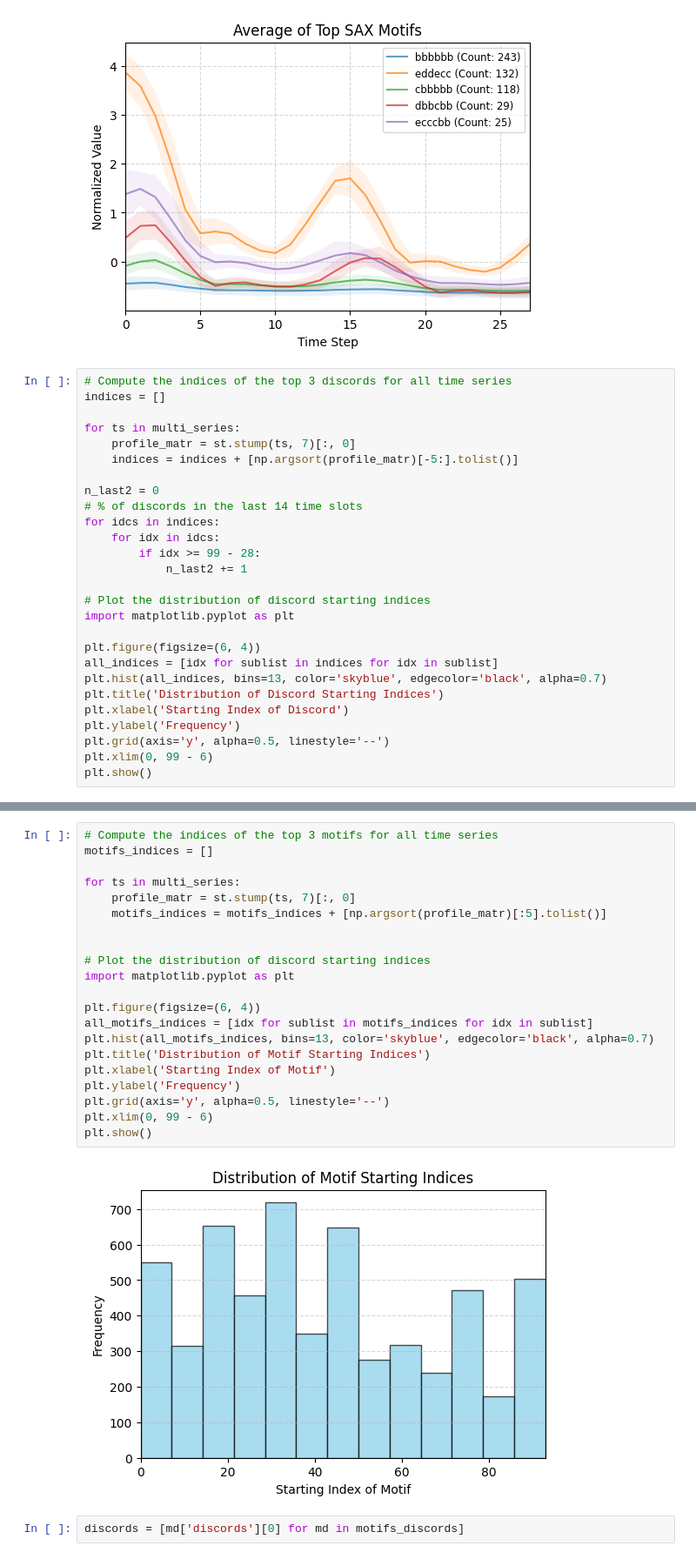
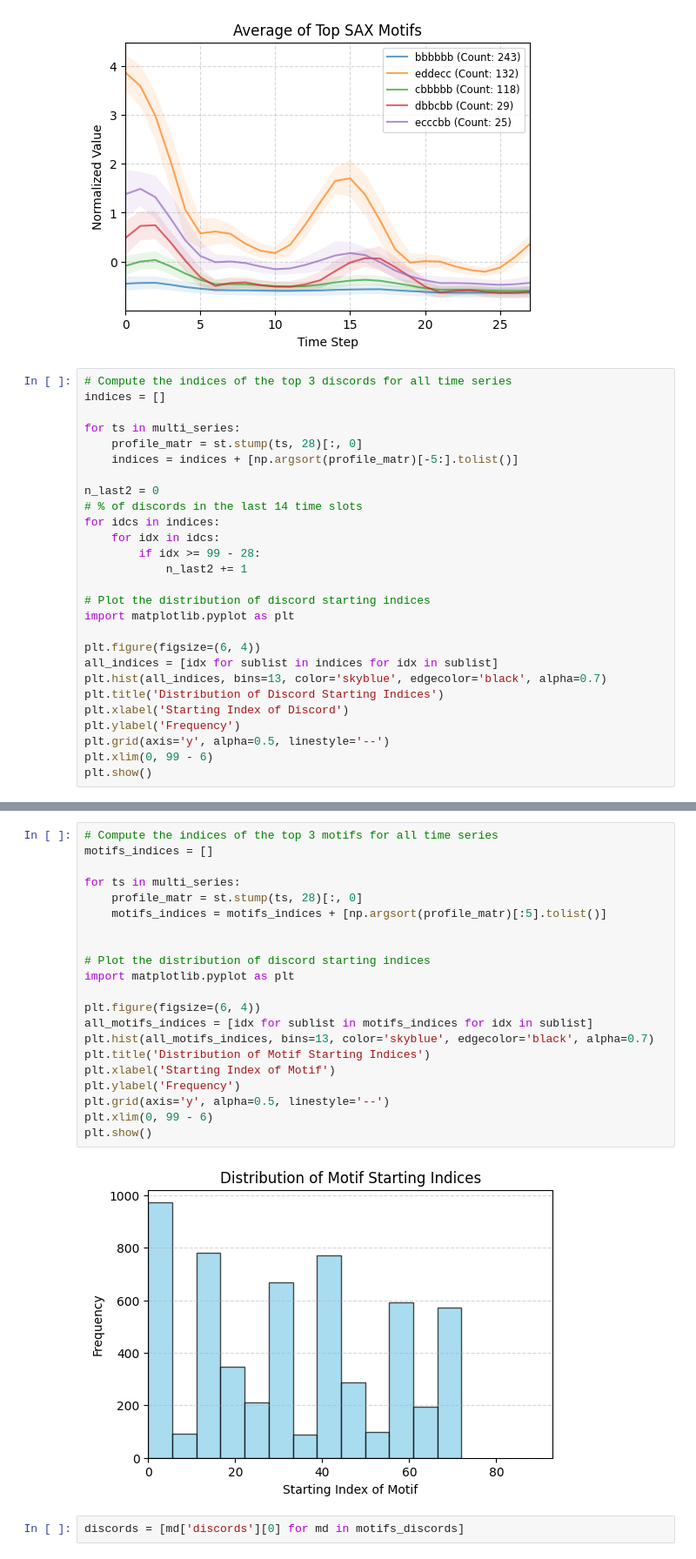
Before and after one commit to ChefBB/dm2_project, a Jupyter notebook: TS/motifs_discords.ipynb, the cells around one changed output, grey strips where cells are left out. Shown at 87% size. Cells and saved outputs as stored; diff of their text form.

```diff
--- a/TS/motifs_discords.ipynb
+++ b/TS/motifs_discords.ipynb
@@ -564,7 +583,7 @@ plt.show()
 indices = []
 
 for ts in multi_series:
-    profile_matr = st.stump(ts, 7)[:, 0]
+    profile_matr = st.stump(ts, 28)[:, 0]
     indices = indices + [np.argsort(profile_matr)[-5:].tolist()]
 
 n_last2 = 0
@@ -591,25 +610,25 @@ plt.show()
 # %%
 # Compute the indices of the top 3 motifs for all time series
 motifs_indices = []
 
 for ts in multi_series:
-    profile_matr = st.stump(ts, 7)[:, 0]
+    profile_matr = st.stump(ts, 28)[:, 0]
     motifs_indices = motifs_indices + [np.argsort(profile_matr)[:5].tolist()]
 
 
 # Plot the distribution of discord starting indices
 import matplotlib.pyplot as plt
 
 plt.figure(figsize=(6, 4))
 all_motifs_indices = [idx for sublist in motifs_indices for idx in sublist]
 plt.hist(all_motifs_indices, bins=13, color='skyblue', edgecolor='black', alpha=0.7)
 plt.title('Distribution of Motif Starting Indices')
 plt.xlabel('Starting Index of Motif')
 plt.ylabel('Frequency')
 plt.grid(axis='y', alpha=0.5, linestyle='--')
 plt.xlim(0, 99 - 6)
 plt.show()
 # %% [output]
-[figure, old version]
+[figure, new version]
 # %%
 discords = [md['discords'][0] for md in motifs_discords]
```
Also changed, not shown: parts of 6 cells of this notebook, 11 other files.
